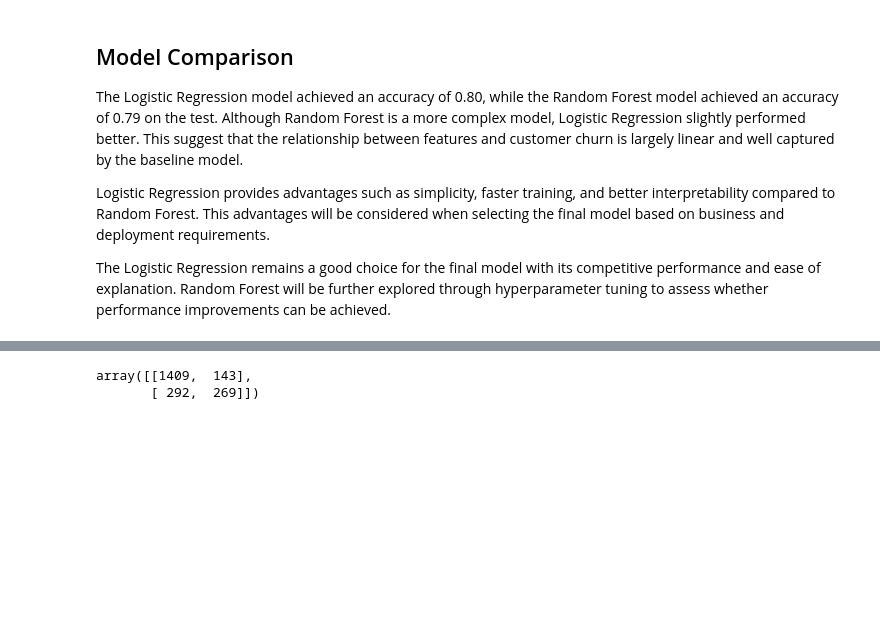
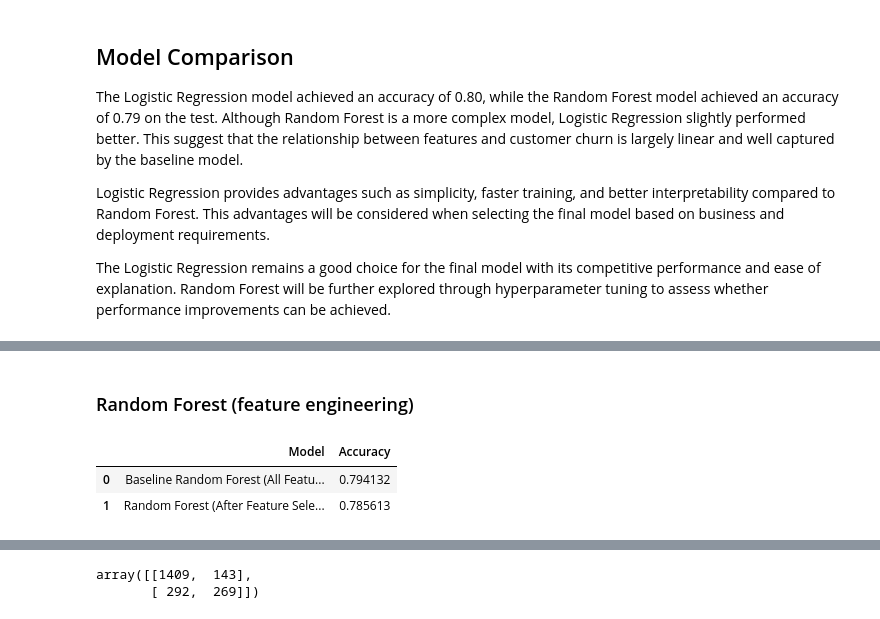
Before and after one commit to AWX-TP/mldp-project, a Jupyter notebook: MLDP Program Codes Submission Template.ipynb, the cells around one changed output, grey strips where cells are left out. Drawn from its saved outputs; the diff is of its cells as text; code cells hidden in the pictures; blank space fills up the shorter version.

Commit message:
Added feature selection comparison and strengthen hyperparameter tuning justification

```diff
--- a/MLDP Program Codes Submission Template.ipynb
+++ b/MLDP Program Codes Submission Template.ipynb
@@ -584,0 +635,34 @@ The Logistic Regression remains a good choice for the final model with its compe
+# %% [markdown]
+### Random Forest (feature engineering)
+# %%
+top_features = df_rf_feat_impt.head(20)['Feature'] ## Select top 20 features
+
+X_train_fs = X_train[top_features]
+X_test_fs = X_test[top_features]
+
+rf_fs = RandomForestClassifier(
+    n_estimators=100,
+    random_state=42
+)
+
+rf_fs.fit(X_train_fs, y_train)
+
+y_pred_fs = rf_fs.predict(X_test_fs)
+accuracy_rf_fs = accuracy_score(y_test, y_pred_fs)
+
+comparison_level2 = pd.DataFrame({
+    "Model": [
+        "Baseline Random Forest (All Features)",
+        "Random Forest (After Feature Selection)"
+    ],
+    "Accuracy": [
+        accuracy_rf,
+        accuracy_rf_fs
+    ]
+})
+
+comparison_level2
+# %% [output]
+|  | Model | Accuracy |
+| 0 | Baseline Random Forest (All Featu... | 0.794132 |
+| 1 | Random Forest (After Feature Sele... | 0.785613 |
```
Also changed, not shown: parts of 26 cells of this notebook.
